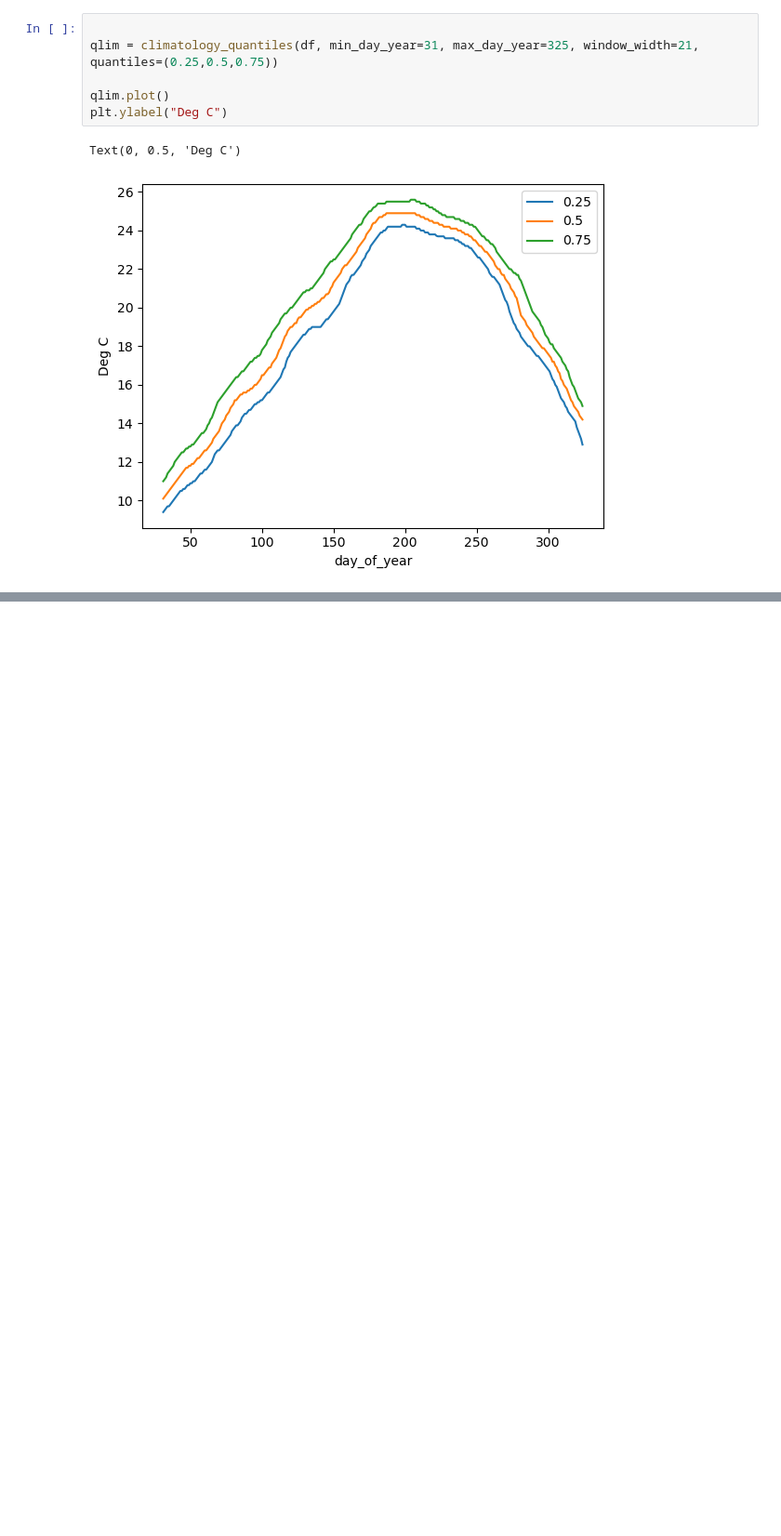
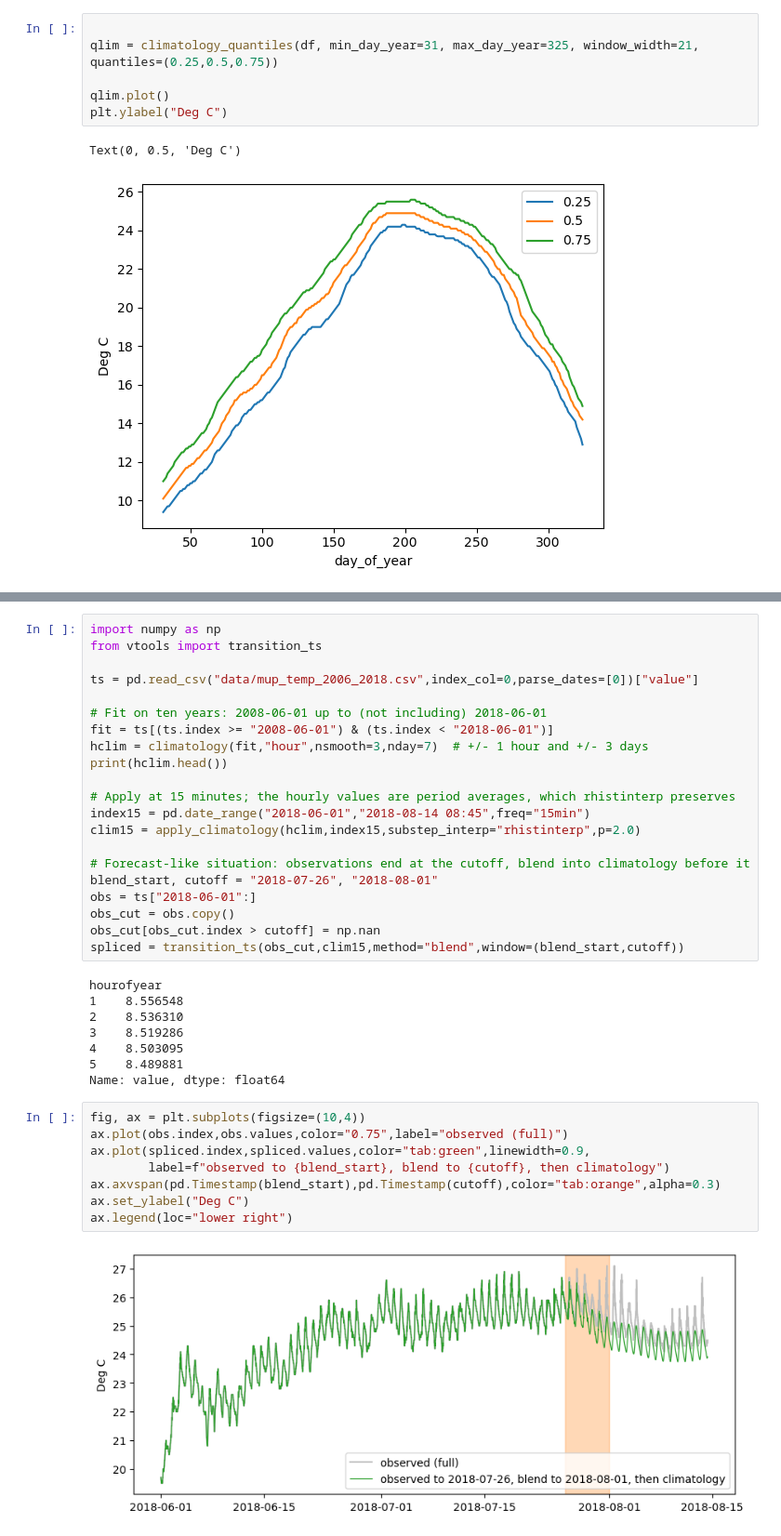
Before and after one commit to CADWRDeltaModeling/vtools3, a Jupyter notebook: docsrc/notebooks/climatology.ipynb, the cells around one changed output, grey strips where cells are left out. Shown at 93% size. Cells and saved outputs as stored; diff of their text form; blank space fills up the shorter version.

```diff
--- a/docsrc/notebooks/climatology.ipynb
+++ b/docsrc/notebooks/climatology.ipynb
@@ -50,0 +62,39 @@ Text(0, 0.5, 'Deg C')
+# %%
+import numpy as np
+from vtools import transition_ts
+
+ts = pd.read_csv("data/mup_temp_2006_2018.csv",index_col=0,parse_dates=[0])["value"]
+
+# Fit on ten years: 2008-06-01 up to (not including) 2018-06-01
+fit = ts[(ts.index >= "2008-06-01") & (ts.index < "2018-06-01")]
+hclim = climatology(fit,"hour",nsmooth=3,nday=7)  # +/- 1 hour and +/- 3 days
+print(hclim.head())
+
+# Apply at 15 minutes; the hourly values are period averages, which rhistinterp preserves
+index15 = pd.date_range("2018-06-01","2018-08-14 08:45",freq="15min")
+clim15 = apply_climatology(hclim,index15,substep_interp="rhistinterp",p=2.0)
+
+# Forecast-like situation: observations end at the cutoff, blend into climatology before it
+blend_start, cutoff = "2018-07-26", "2018-08-01"
+obs = ts["2018-06-01":]
+obs_cut = obs.copy()
+obs_cut[obs_cut.index > cutoff] = np.nan
+spliced = transition_ts(obs_cut,clim15,method="blend",window=(blend_start,cutoff))
+# %% [output]
+hourofyear
+1    8.556548
+2    8.536310
+3    8.519286
+4    8.503095
+5    8.489881
+Name: value, dtype: float64
+# %%
+fig, ax = plt.subplots(figsize=(10,4))
+ax.plot(obs.index,obs.values,color="0.75",label="observed (full)")
+ax.plot(spliced.index,spliced.values,color="tab:green",linewidth=0.9,
+        label=f"observed to {blend_start}, blend to {cutoff}, then climatology")
+ax.axvspan(pd.Timestamp(blend_start),pd.Timestamp(cutoff),color="tab:orange",alpha=0.3)
+ax.set_ylabel("Deg C")
+ax.legend(loc="lower right")
+# %% [output]
+[figure, added]
```
Also changed, not shown: parts of 1 cell of this notebook, 2 other files.
